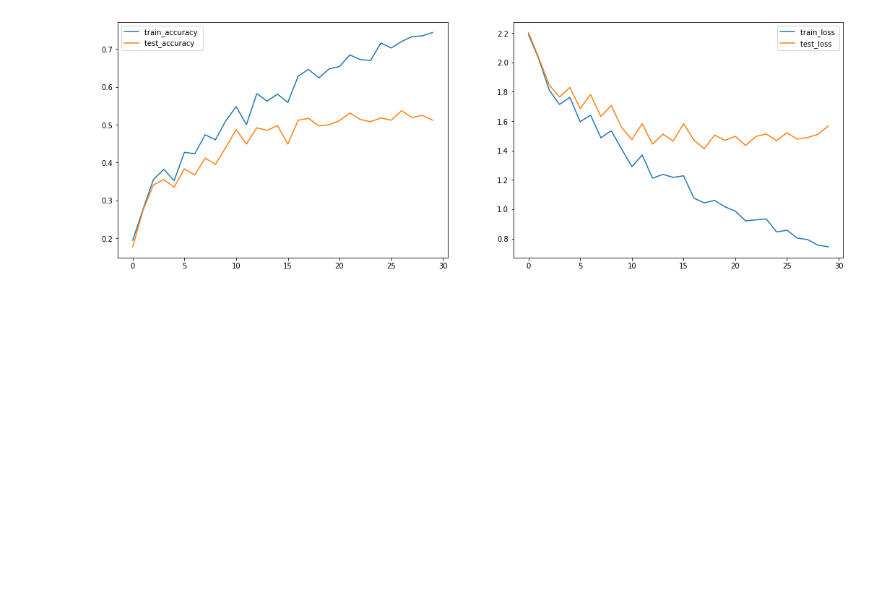
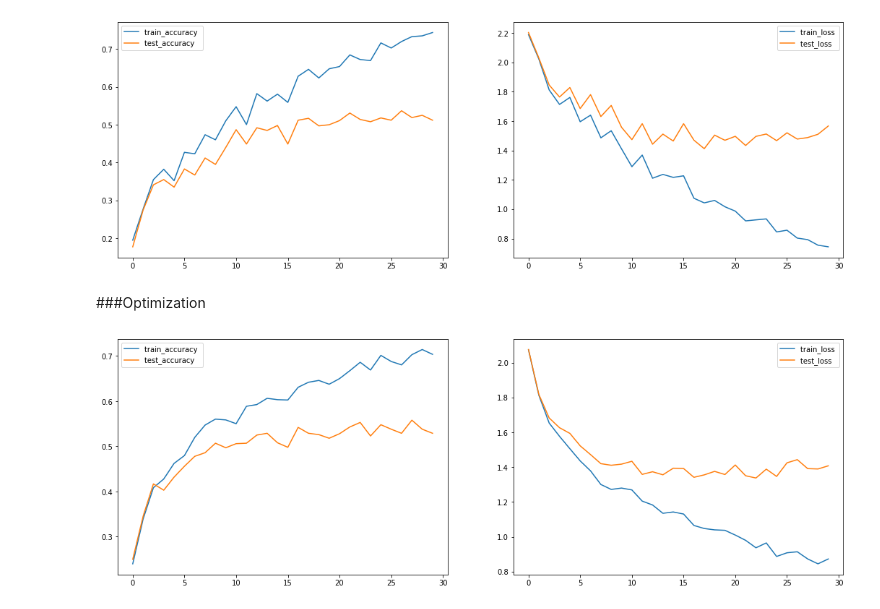
Before and after one commit to ItayShalit/Intro-to-Deep-Learning, a Jupyter notebook: Intro to DL - Assignment 1 - Part 3.ipynb, the cells around one changed output. Saved outputs shown, nothing was run; the diff lists cells and outputs as text; code cells hidden in the pictures; blank space fills up the shorter version.

```diff
--- a/Intro to DL - Assignment 1 - Part 3.ipynb
+++ b/Intro to DL - Assignment 1 - Part 3.ipynb
@@ -214,17 +214,13 @@ def train_and_plot_results(trainloader, testloader, model, loss_fn, optimizer, e
 # %% [markdown]
 #### Hyperparameter Tuning
 # %%
-
+batch_size = 64
 learning_rate_vals = [1e-1, 1e-2, 1e-3]
 init_std_vals = [1e-5, 1e-3, 1e-1]
 momentum_param_vals = [0.9, 0.95, 0.99]
 
 best_configuration = {'learning_rate': None, 'init_std': None, 'momentum_param': None}
-
 loss_fn = nn.CrossEntropyLoss()
-
-# trainset.data.to("cuda")
-# testset.data.to("cuda")
 
 trainsubset = torch.utils.data.Subset(trainset, sample_train_idx)
 testsubset = torch.utils.data.Subset(testset, sample_test_idx)
@@ -456,9 +452,11 @@ class ConvNet(nn.Module):
         self.loss = nn.CrossEntropyLoss()
         self.classifier = nn.Sequential(
             nn.Conv2d(3, 64, 3),
+            nn.Dropout(0.1), # uncomment this line to enable dropout
             nn.ReLU(),
             nn.MaxPool2d(2, stride=2),
             nn.Conv2d(64, 16, 3),
+            nn.Dropout(0.2), # uncomment this line to enable dropout
             nn.ReLU(),
             nn.MaxPool2d(2, stride=2, ceil_mode=True),
             nn.Flatten(),
@@ -499,3 +497,11 @@ optimizer = torch.optim.SGD(conv_net.parameters(), lr=best_configuration["learni
 train_and_plot_results(trainloader, testloader, conv_net, conv_net.loss, optimizer, epochs, device)
 # %% [output]
 [figure]
+# %% [markdown]
+###Optimization
+# %%
+init_weights_normal(conv_net, best_configuration["init_std"])
+optimizer = torch.optim.Adam(conv_net.parameters()) # note we are using default lr of 0.001
+train_and_plot_results(trainloader, testloader, conv_net, conv_net.loss, optimizer, epochs, device)
+# %% [output]
+[figure, added]
```
Also changed, not shown: parts of 6 cells of this notebook.
